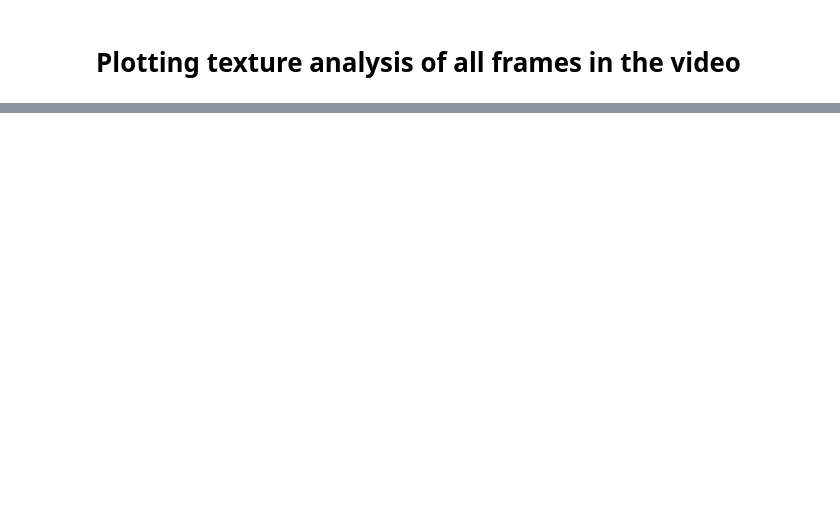
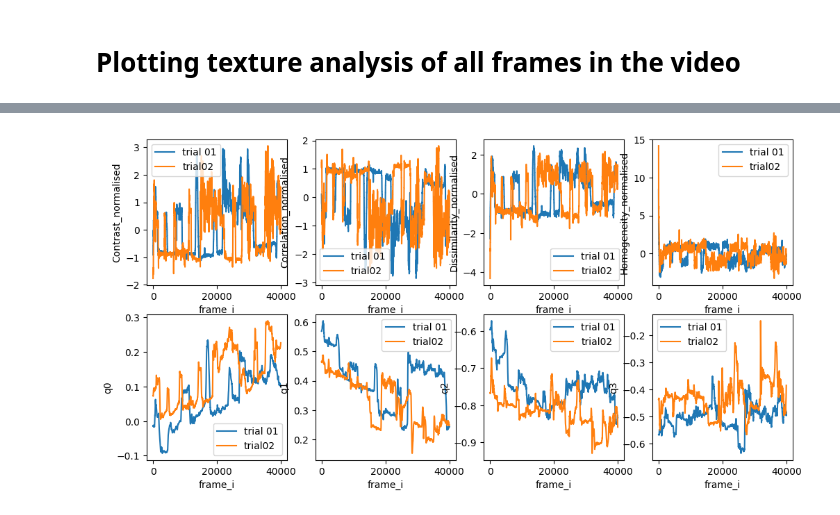
Before and after one commit to mxochicale/sentient, a Jupyter notebook: rtt4ssa/data_analysis/B_analysis_of_pre-processed_data_from_multiple_files_plotting.ipynb, the cells around one changed output, grey strips where cells are left out. Saved outputs shown, nothing was run; the diff lists cells and outputs as text; code cells hidden in the pictures; blank space fills up the shorter version.

```diff
--- a/rtt4ssa/data_analysis/B_analysis_of_pre-processed_data_from_multiple_files_plotting.ipynb
+++ b/rtt4ssa/data_analysis/B_analysis_of_pre-processed_data_from_multiple_files_plotting.ipynb
@@ -182,0 +219,4 @@ plt.show()
+# %%
+plot_texture_analysis_of_dftrial01_dftrial02(df_texture_analysis_p02t03r01, df_texture_analysis_p02t03r02)
+# %% [output]
+[figure, added]
```
Also changed, not shown: parts of 8 cells of this notebook.
